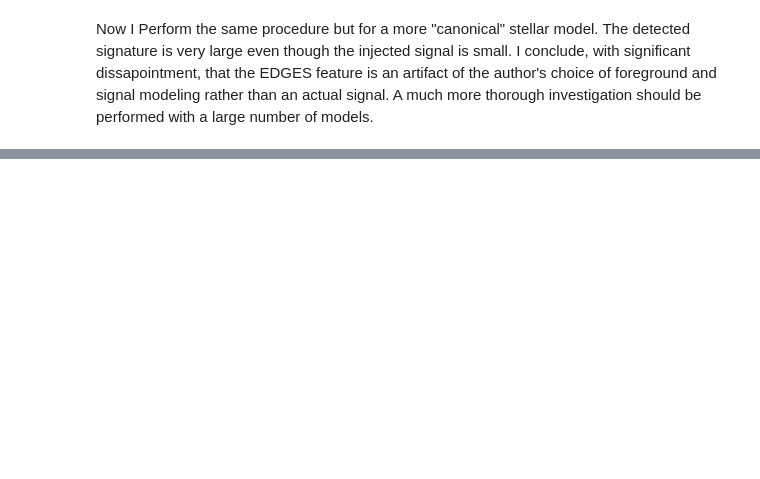
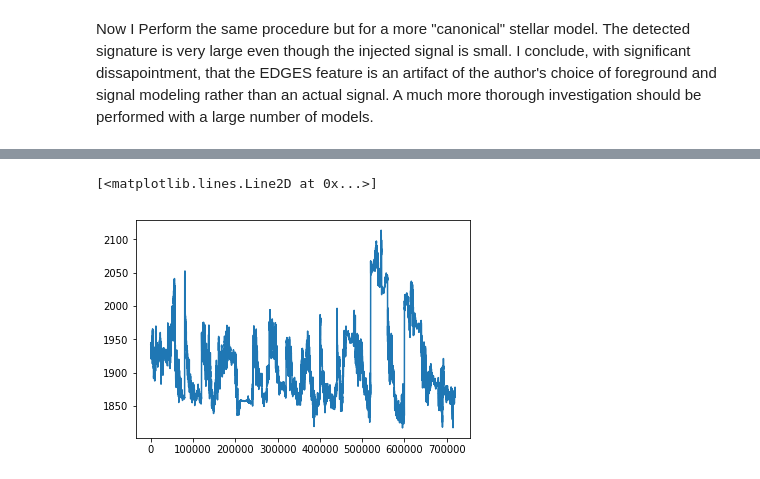
Before and after one commit to aewallwi/global_bh, a Jupyter notebook: examples/Analytic_MCMC_Injected_Signals.ipynb, the cells around one changed output, grey strips where cells are left out. Saved outputs shown, nothing was run; the diff lists cells and outputs as text; code cells hidden in the pictures; blank space fills up the shorter version.

```diff
--- a/examples/Analytic_MCMC_Injected_Signals.ipynb
+++ b/examples/Analytic_MCMC_Injected_Signals.ipynb
@@ -122,0 +123,5 @@ plt.grid()
+# %%
+plt.plot(samples[:,4])
+# %% [output]
+[<matplotlib.lines.Line2D at 0x...>]
+[figure, added]
```
Also changed, not shown: parts of 4 cells of this notebook, 7 other files.
